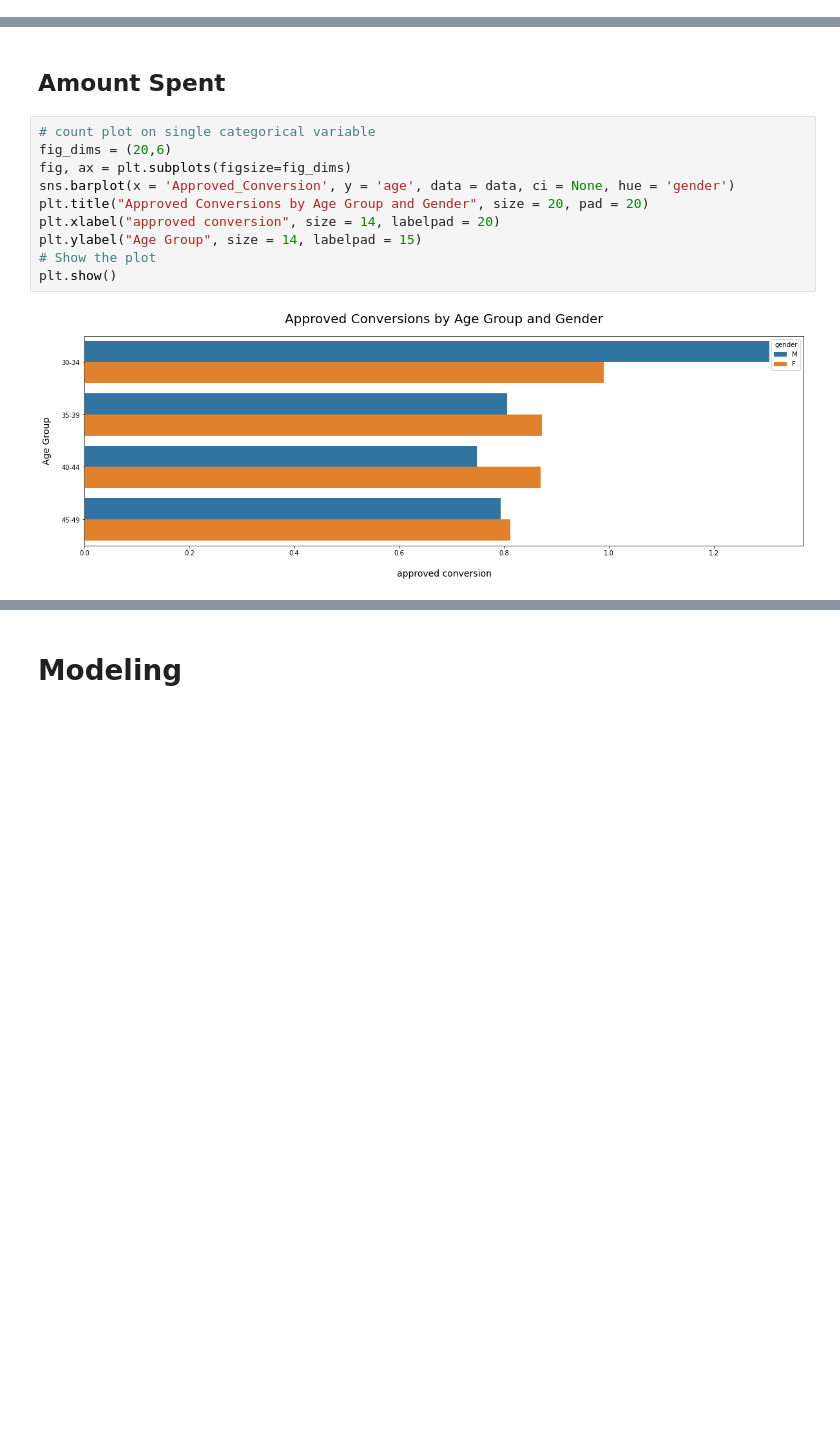
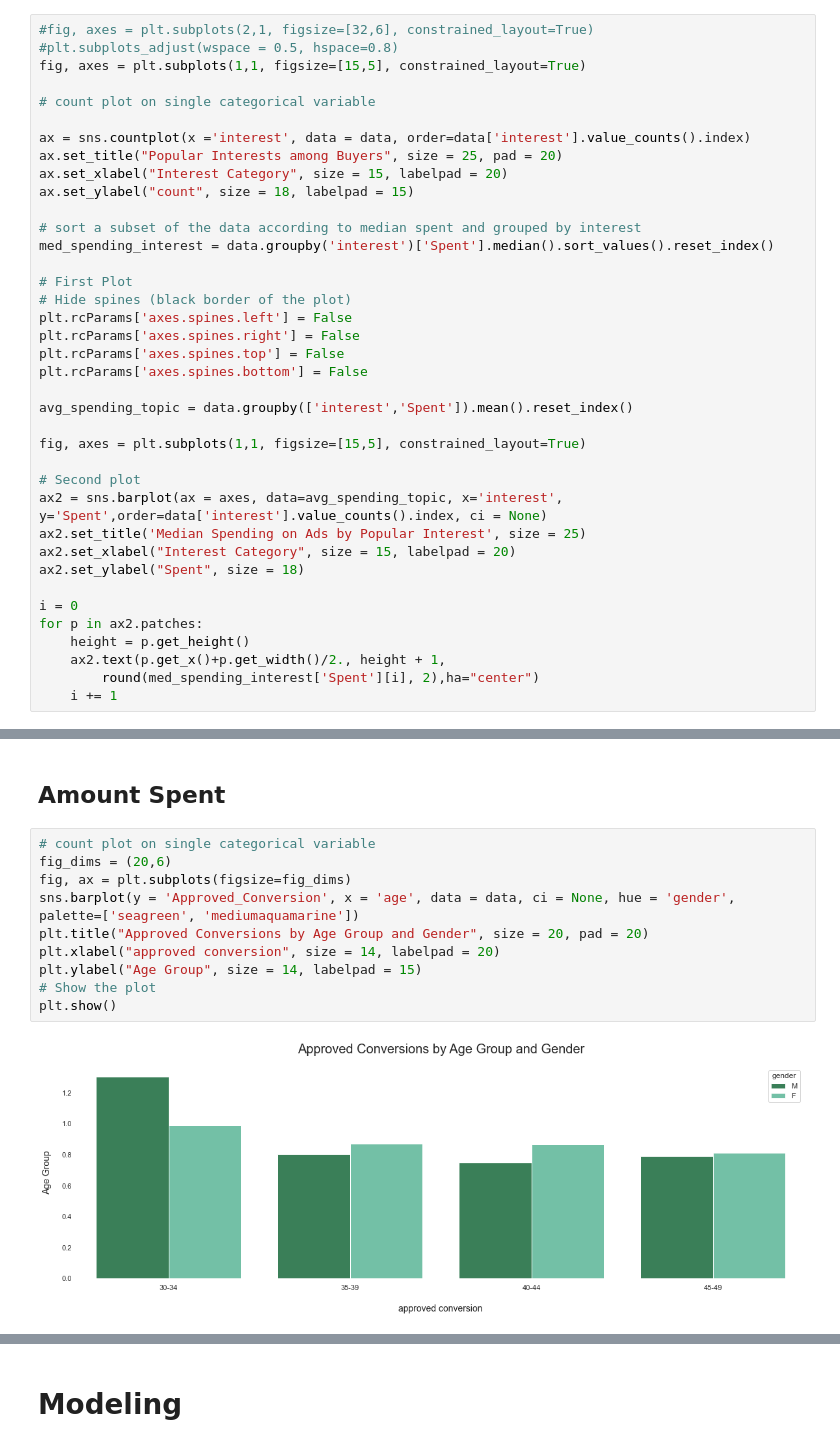
Before and after one commit to jaramiar/Sales-Conversion, a Jupyter notebook: KNN_Ad_Campaigns.ipynb, the cells around one changed output, grey strips where cells are left out. Drawn from its saved outputs; the diff is of its cells as text; blank space fills up the shorter version.

```diff
--- a/KNN_Ad_Campaigns.ipynb
+++ b/KNN_Ad_Campaigns.ipynb
@@ -161,0 +257,38 @@ plt.show()
+# %%
+#fig, axes = plt.subplots(2,1, figsize=[32,6], constrained_layout=True)
+#plt.subplots_adjust(wspace = 0.5, hspace=0.8)
+fig, axes = plt.subplots(1,1, figsize=[15,5], constrained_layout=True)
+
+# count plot on single categorical variable
+
+ax = sns.countplot(x ='interest', data = data, order=data['interest'].value_counts().index)
+ax.set_title("Popular Interests among Buyers", size = 25, pad = 20)
+ax.set_xlabel("Interest Category", size = 15, labelpad = 20)
+ax.set_ylabel("count", size = 18, labelpad = 15)
+
+# sort a subset of the data according to median spent and grouped by interest
+med_spending_interest = data.groupby('interest')['Spent'].median().sort_values().reset_index()
+
+# First Plot
+# Hide spines (black border of the plot)
+plt.rcParams['axes.spines.left'] = False
+plt.rcParams['axes.spines.right'] = False
+plt.rcParams['axes.spines.top'] = False
+plt.rcParams['axes.spines.bottom'] = False
+
+avg_spending_topic = data.groupby(['interest','Spent']).mean().reset_index()
+
+fig, axes = plt.subplots(1,1, figsize=[15,5], constrained_layout=True)
+
+# Second plot
+ax2 = sns.barplot(ax = axes, data=avg_spending_topic, x='interest', y='Spent',order=data['interest'].value_counts().index, ci = None)
+ax2.set_title('Median Spending on Ads by Popular Interest', size = 25)
+ax2.set_xlabel("Interest Category", size = 15, labelpad = 20)
+ax2.set_ylabel("Spent", size = 18)
+
+i = 0
+for p in ax2.patches:
+    height = p.get_height()
+    ax2.text(p.get_x()+p.get_width()/2., height + 1,
+        round(med_spending_interest['Spent'][i], 2),ha="center")
+    i += 1
@@ -164,12 +302,12 @@ plt.show()
 # %%
 # count plot on single categorical variable
 fig_dims = (20,6)
 fig, ax = plt.subplots(figsize=fig_dims)
-sns.barplot(x = 'Approved_Conversion', y = 'age', data = data, ci = None, hue = 'gender')
+sns.barplot(y = 'Approved_Conversion', x = 'age', data = data, ci = None, hue = 'gender',  palette=['seagreen', 'mediumaquamarine'])
 plt.title("Approved Conversions by Age Group and Gender", size = 20, pad = 20)
 plt.xlabel("approved conversion", size = 14, labelpad = 20)
 plt.ylabel("Age Group", size = 14, labelpad = 15)
 # Show the plot
 plt.show()
 # %% [output]
-[figure, old version]
+[figure, new version]
```
Also changed, not shown: parts of 27 cells of this notebook.
